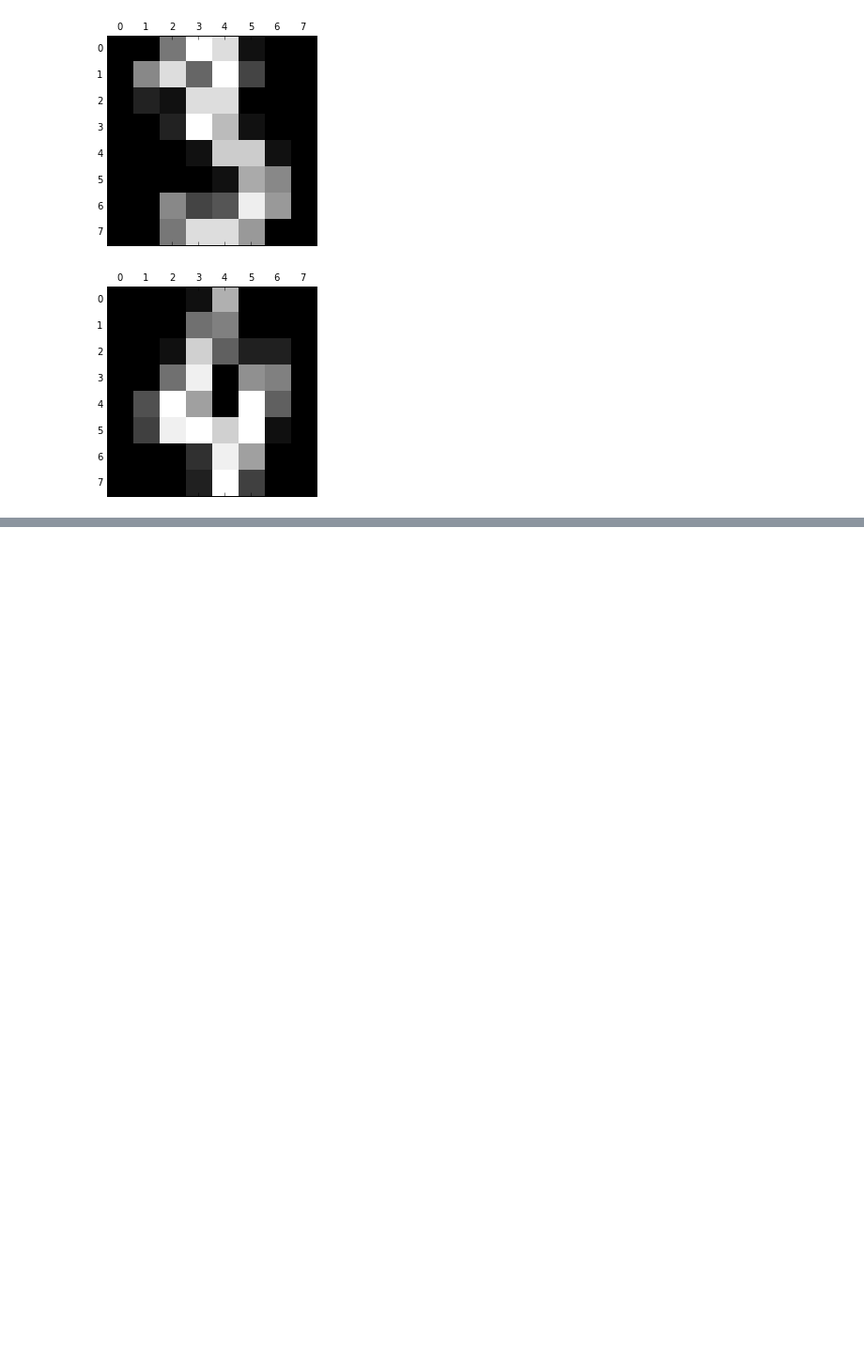
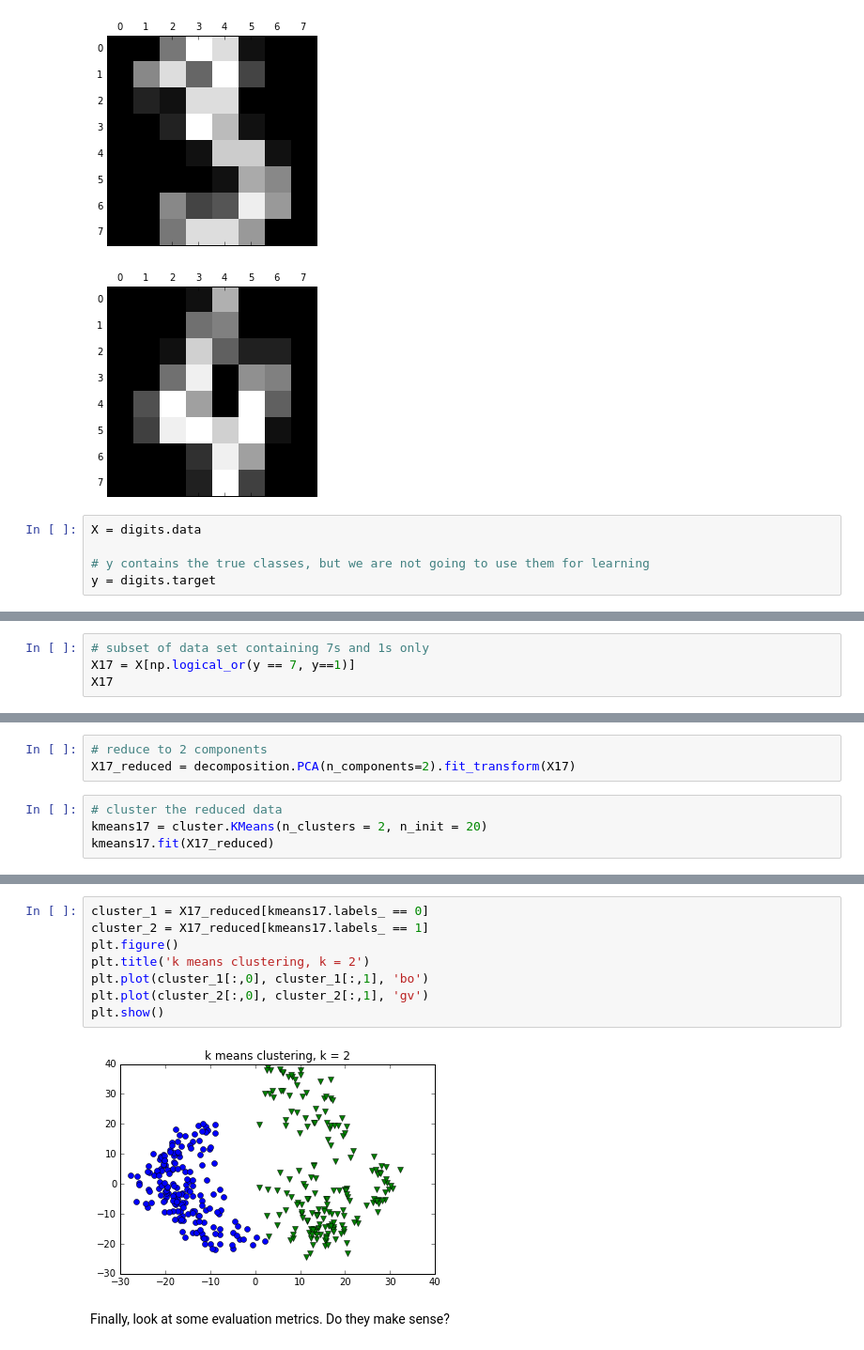
Before and after one commit to skeydan/data-science-with-python, a Jupyter notebook: notebooks_exercises/clustering-digits.ipynb, the cells around one changed output, grey strips where cells are left out. Shown at 94% size. Cells and saved outputs as stored; diff of their text form; blank space fills up the shorter version.

```diff
--- a/notebooks_exercises/clustering-digits.ipynb
+++ b/notebooks_exercises/clustering-digits.ipynb
@@ -37,3 +45,8 @@ for i in range(5): plt.matshow(digits.images[i])
 [figure]
 [figure]
 [figure]
+# %%
+X = digits.data
+
+# y contains the true classes, but we are not going to use them for learning
+y = digits.target
@@ -39,0 +197,4 @@ for i in range(5): plt.matshow(digits.images[i])
+# %%
+# subset of data set containing 7s and 1s only
+X17 = X[np.logical_or(y == 7, y==1)]
+X17
@@ -39,0 +230,7 @@ for i in range(5): plt.matshow(digits.images[i])
+# %%
+# reduce to 2 components
+X17_reduced = decomposition.PCA(n_components=2).fit_transform(X17)
+# %%
+# cluster the reduced data
+kmeans17 = cluster.KMeans(n_clusters = 2, n_init = 20)
+kmeans17.fit(X17_reduced)
@@ -39,0 +277,12 @@ for i in range(5): plt.matshow(digits.images[i])
+# %%
+cluster_1 = X17_reduced[kmeans17.labels_ == 0]
+cluster_2 = X17_reduced[kmeans17.labels_ == 1]
+plt.figure()
+plt.title('k means clustering, k = 2')
+plt.plot(cluster_1[:,0], cluster_1[:,1], 'bo')
+plt.plot(cluster_2[:,0], cluster_2[:,1], 'gv')
+plt.show()
+# %% [output]
+[figure, added]
+# %% [markdown]
+Finally, look at some evaluation metrics. Do they make sense?
```
Also changed, not shown: parts of 27 cells of this notebook, 3 other files.
